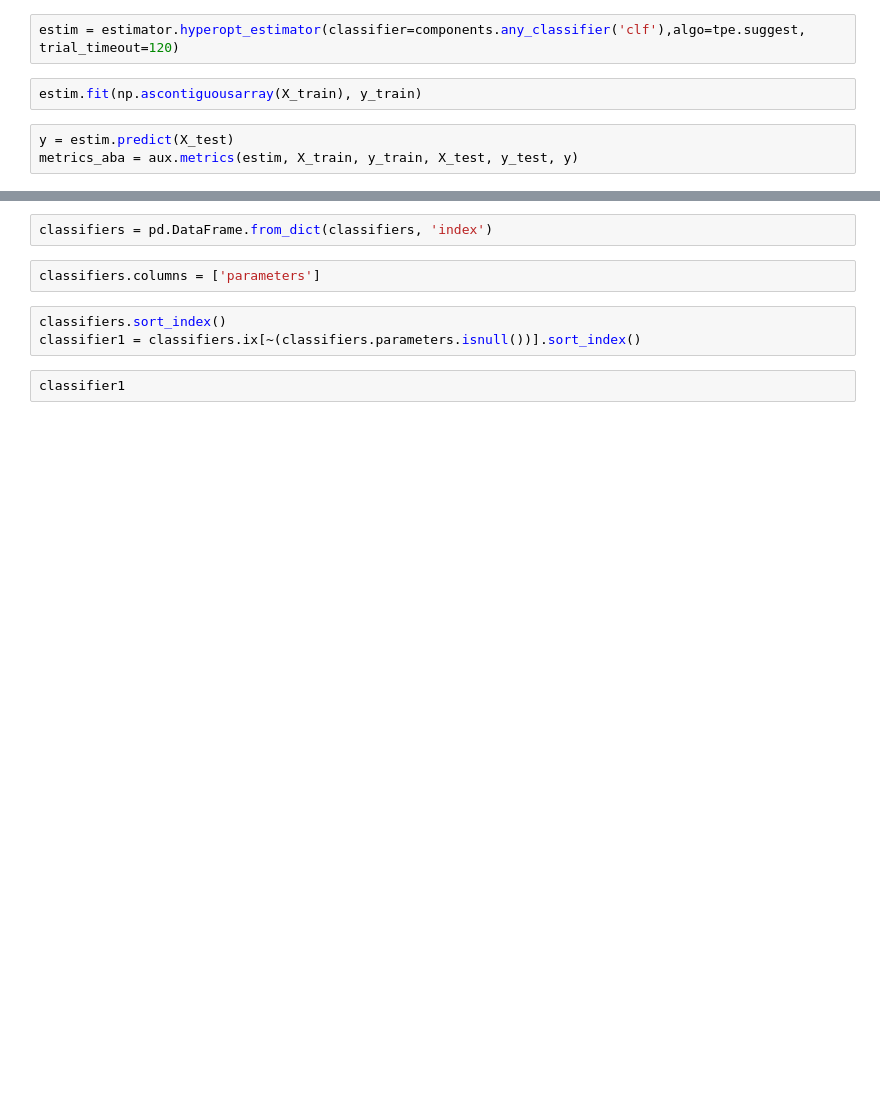
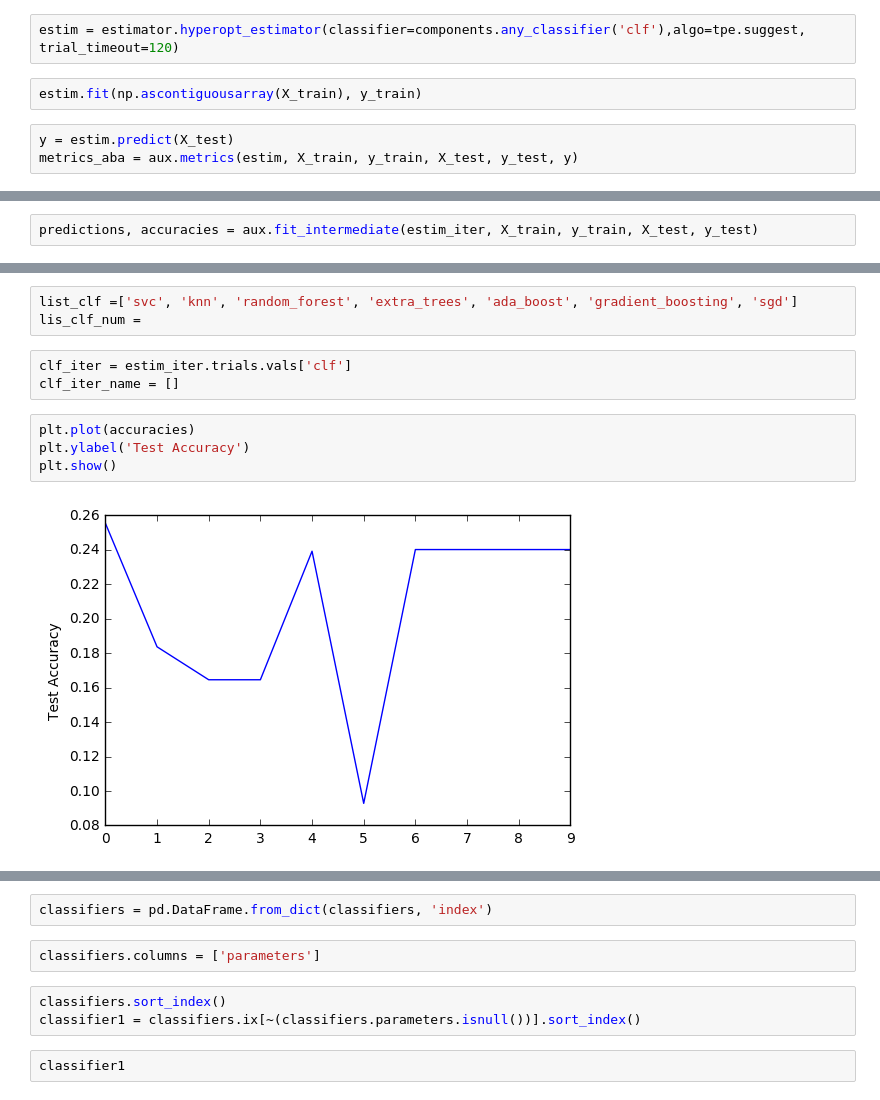
Before and after one commit to schraibi/hp-sk, a Jupyter notebook: Notebooks/Abalone.ipynb, the cells around one changed output, grey strips where cells are left out. Saved outputs shown, nothing was run; the diff lists cells and outputs as text; blank space fills up the shorter version.

```diff
--- a/Notebooks/Abalone.ipynb
+++ b/Notebooks/Abalone.ipynb
@@ -104,0 +113,2 @@ len(estim.trials.trials)
+# %%
+predictions, accuracies = aux.fit_intermediate(estim_iter, X_train, y_train, X_test, y_test)
@@ -104,0 +165,12 @@ len(estim.trials.trials)
+# %%
+list_clf =['svc', 'knn', 'random_forest', 'extra_trees', 'ada_boost', 'gradient_boosting', 'sgd']
+lis_clf_num =
+# %%
+clf_iter = estim_iter.trials.vals['clf']
+clf_iter_name = []
+# %%
+plt.plot(accuracies)
+plt.ylabel('Test Accuracy')
+plt.show()
+# %% [output]
+[figure, added]
```
Also changed, not shown: parts of 31 cells of this notebook, 3 other files.
